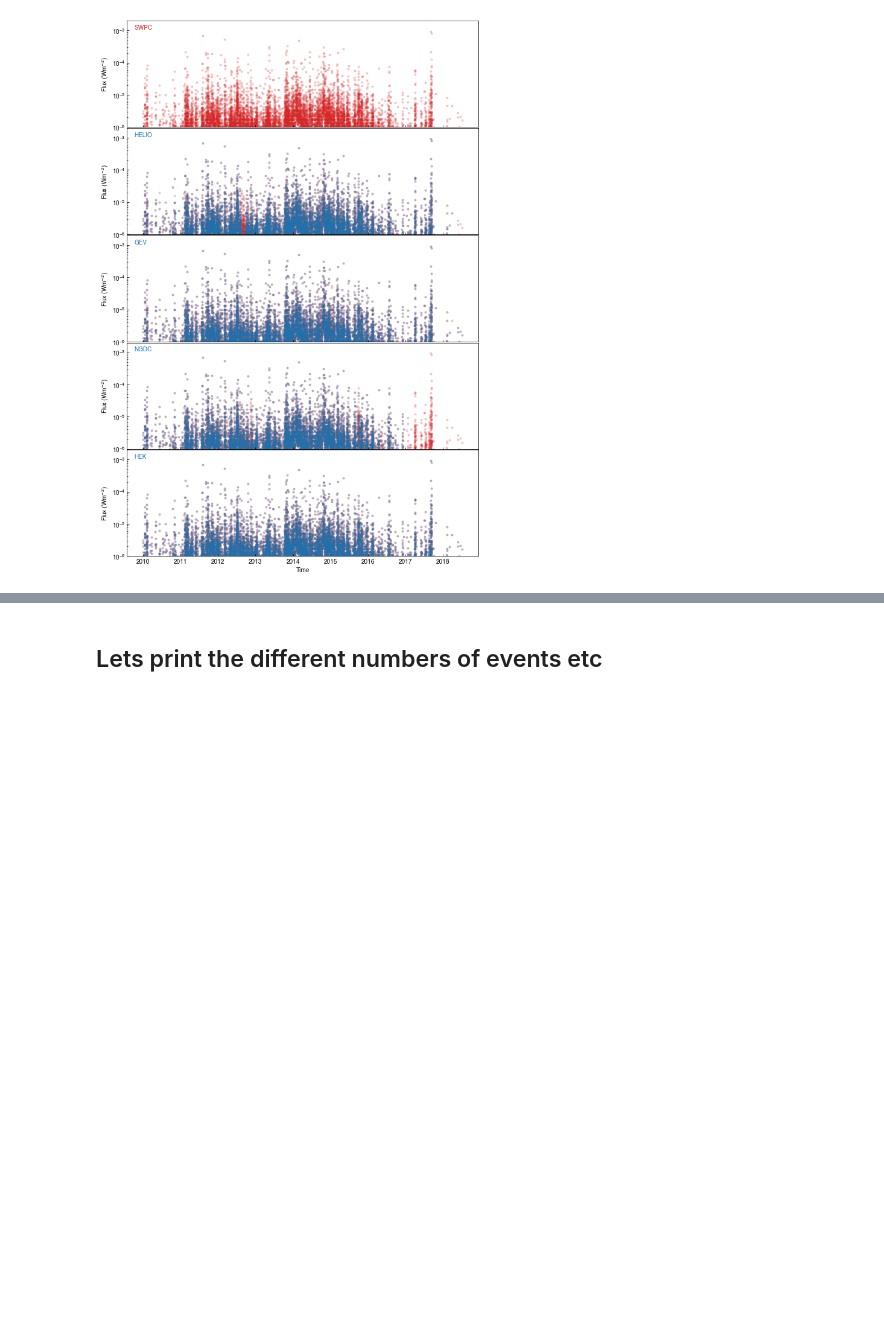
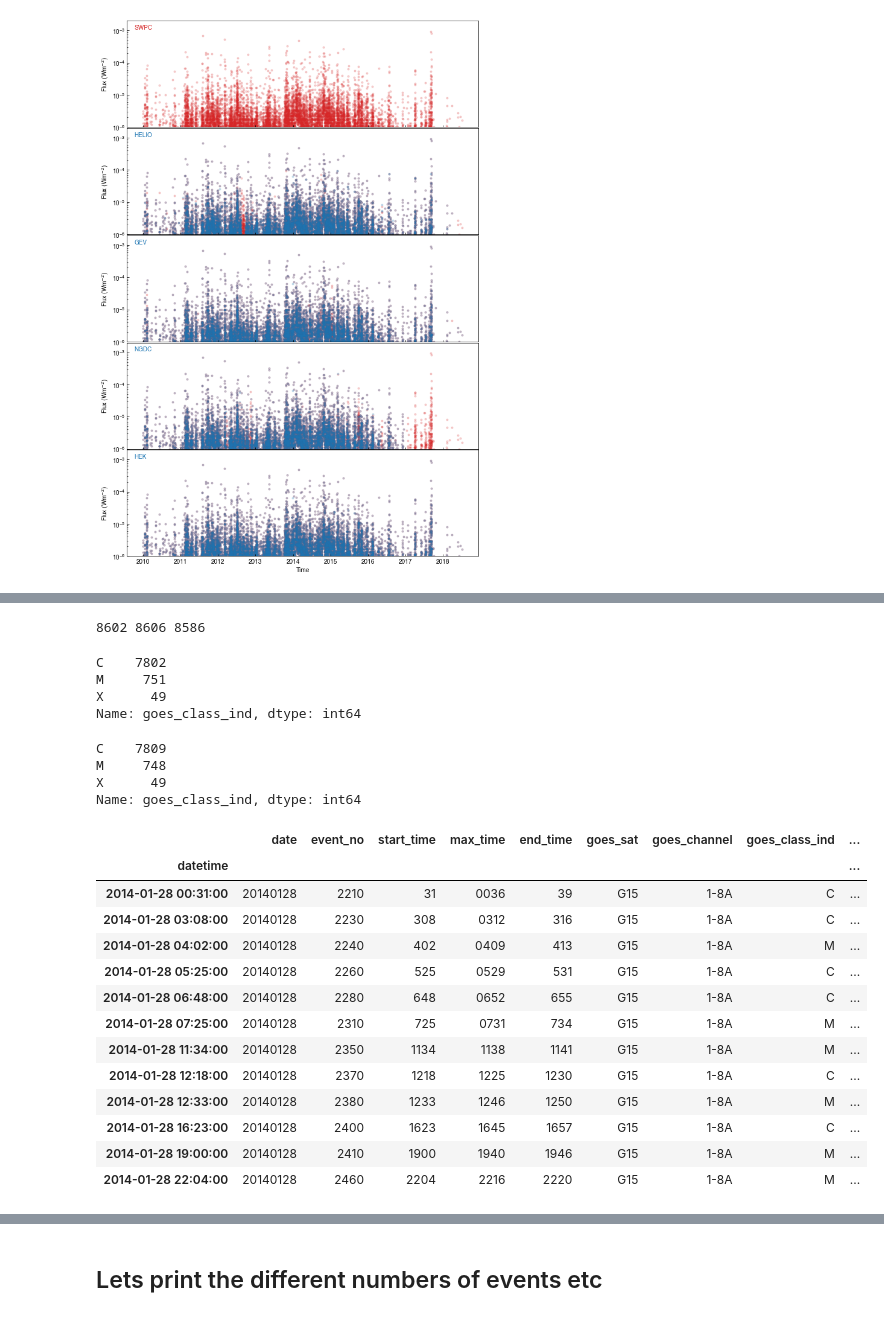
Before and after one commit to hayesla/flare_forecast_proj, a Jupyter notebook: goes_flare_list/final_compare.ipynb, the cells around one changed output, grey strips where cells are left out. Cells and saved outputs as stored; diff of their text form; code cells hidden in the pictures; blank space fills up the shorter version.

Commit message:
checking swpc and hek

```diff
--- a/goes_flare_list/final_compare.ipynb
+++ b/goes_flare_list/final_compare.ipynb
@@ -297,0 +303,2 @@ plt.savefig("individual_flares_comparison.png", dpi=200, facecolor="w")
+# %%
+swpc_flares["matchtime"] = pd.to_datetime(swpc_flares.ts, format="%Y%m%d%H%M").dt.strftime("%Y-%m-%d %H:%M")
@@ -297,0 +309,18 @@ plt.savefig("individual_flares_comparison.png", dpi=200, facecolor="w")
+# %%
+print(len(hek_flares_swpc), len(swpc_flares), len(common))
+# %% [output]
+8602 8606 8586
+# %%
+hek_flares_swpc["goes_class_ind"].value_counts()
+# %% [output]
+C    7802
+M     751
+X      49
+Name: goes_class_ind, dtype: int64
+# %%
+swpc_flares["goes_class_ind"].value_counts()
+# %% [output]
+C    7809
+M     748
+X      49
+Name: goes_class_ind, dtype: int64
@@ -297,0 +330,18 @@ plt.savefig("individual_flares_comparison.png", dpi=200, facecolor="w")
+# %%
+swpc_flares.sort_index(inplace=True)
+swpc_flares.truncate("2014-01-28 00:00", "2014-01-28 23:59")
+# %% [output]
+|  | date | event_no | start_time | max_time | end_time | goes_sat | goes_channel | goes_class_ind | ... |
+| datetime |  |  |  |  |  |  |  |  | ... |
+| 2014-01-28 00:31:00 | 20140128 | 2210 | 31 | 0036 | 39 | G15 | 1-8A | C | ... |
+| 2014-01-28 03:08:00 | 20140128 | 2230 | 308 | 0312 | 316 | G15 | 1-8A | C | ... |
+| 2014-01-28 04:02:00 | 20140128 | 2240 | 402 | 0409 | 413 | G15 | 1-8A | M | ... |
+| 2014-01-28 05:25:00 | 20140128 | 2260 | 525 | 0529 | 531 | G15 | 1-8A | C | ... |
+| 2014-01-28 06:48:00 | 20140128 | 2280 | 648 | 0652 | 655 | G15 | 1-8A | C | ... |
+| 2014-01-28 07:25:00 | 20140128 | 2310 | 725 | 0731 | 734 | G15 | 1-8A | M | ... |
+| 2014-01-28 11:34:00 | 20140128 | 2350 | 1134 | 1138 | 1141 | G15 | 1-8A | M | ... |
+| 2014-01-28 12:18:00 | 20140128 | 2370 | 1218 | 1225 | 1230 | G15 | 1-8A | C | ... |
+| 2014-01-28 12:33:00 | 20140128 | 2380 | 1233 | 1246 | 1250 | G15 | 1-8A | M | ... |
+| 2014-01-28 16:23:00 | 20140128 | 2400 | 1623 | 1645 | 1657 | G15 | 1-8A | C | ... |
+| 2014-01-28 19:00:00 | 20140128 | 2410 | 1900 | 1940 | 1946 | G15 | 1-8A | M | ... |
+| 2014-01-28 22:04:00 | 20140128 | 2460 | 2204 | 2216 | 2220 | G15 | 1-8A | M | ... |
```
Also changed, not shown: parts of 15 cells of this notebook.
